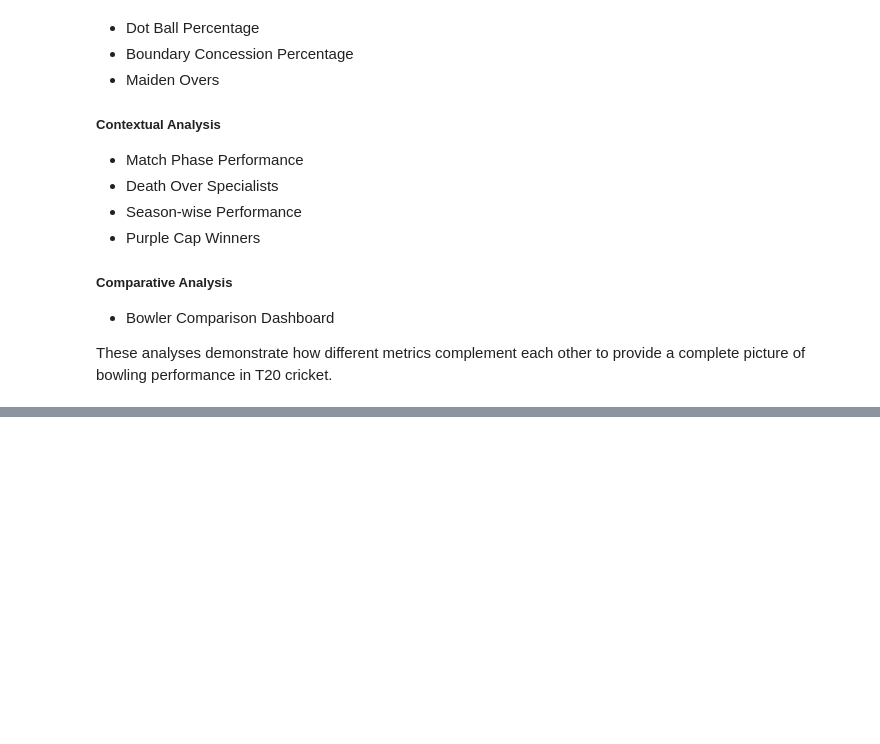
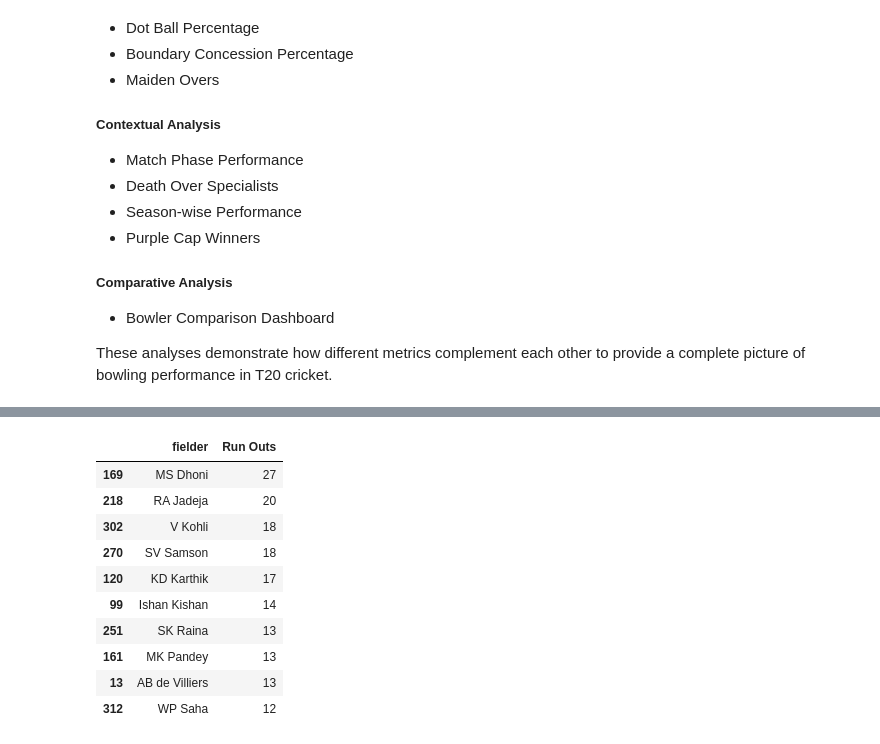
Before and after one commit to Abhilash0079/MachineLearningProjects, a Jupyter notebook: Professional-Cricket-Analytics/notebooks/03_EDA.ipynb, the cells around one changed output, grey strips where cells are left out. Drawn from its saved outputs; the diff is of its cells as text; code cells hidden in the pictures; blank space fills up the shorter version.

```diff
--- a/Professional-Cricket-Analytics/notebooks/03_EDA.ipynb
+++ b/Professional-Cricket-Analytics/notebooks/03_EDA.ipynb
@@ -3173,0 +3262,33 @@ These analyses demonstrate how different metrics complement each other to provid
+# %%
+run_outs = (
+    deliveries_df[
+        deliveries_df["dismissal_kind"] == "run out"
+    ]
+    .groupby("fielder", as_index=False)
+    .size()
+)
+
+run_outs.rename(
+    columns={"size": "Run Outs"},
+    inplace=True
+)
+
+run_outs.sort_values(
+    "Run Outs",
+    ascending=False,
+    inplace=True
+)
+
+run_outs.head(10)
+# %% [output]
+|  | fielder | Run Outs |
+| 169 | MS Dhoni | 27 |
+| 218 | RA Jadeja | 20 |
+| 302 | V Kohli | 18 |
+| 270 | SV Samson | 18 |
+| 120 | KD Karthik | 17 |
+| 99 | Ishan Kishan | 14 |
+| 251 | SK Raina | 13 |
+| 161 | MK Pandey | 13 |
+| 13 | AB de Villiers | 13 |
+| 312 | WP Saha | 12 |
```
Also changed, not shown: parts of 21 cells of this notebook.
